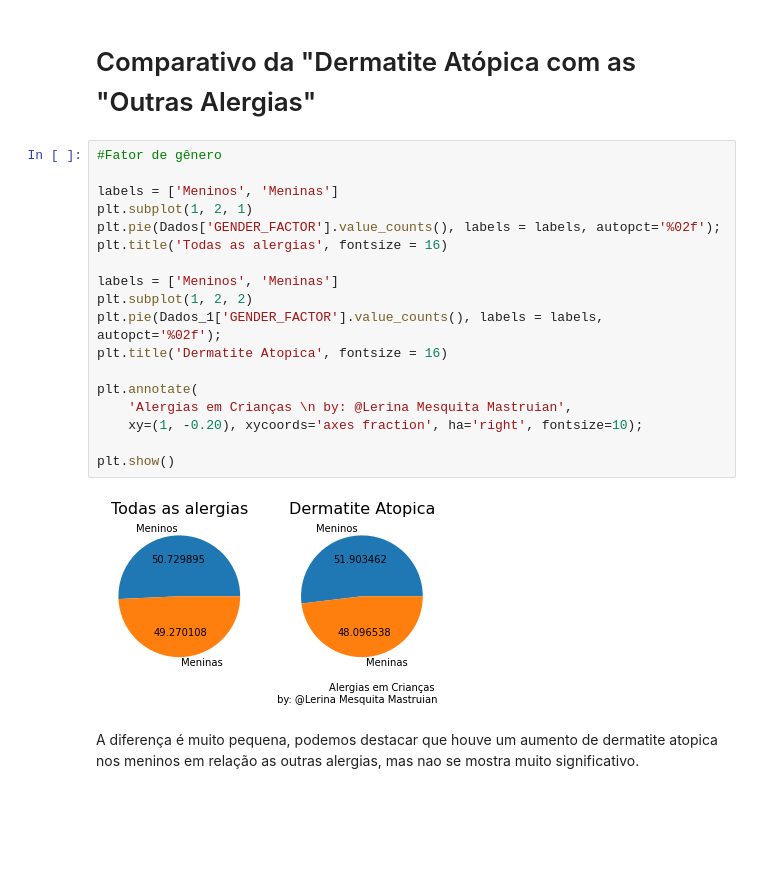
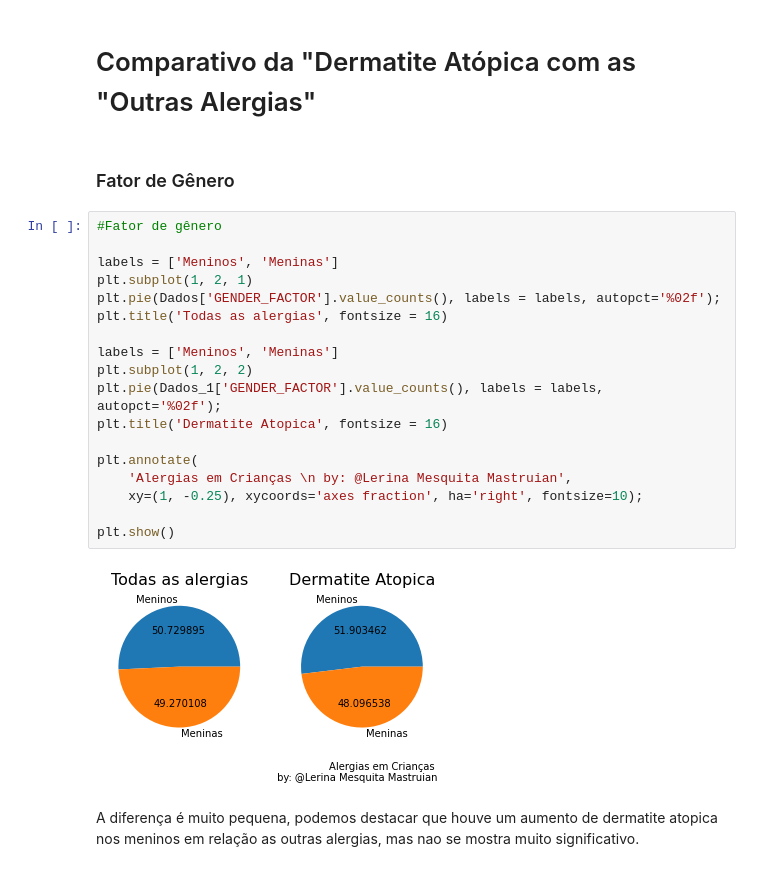
Before and after one commit to LerinaMM/childhood_allergies, a Jupyter notebook: Childhood_Allergies.ipynb, the cells around one changed output. Saved outputs shown, nothing was run; the diff lists cells and outputs as text; blank space fills up the shorter version.

```diff
--- a/Childhood_Allergies.ipynb
+++ b/Childhood_Allergies.ipynb
@@ -318,25 +432,27 @@ plt.show()
 Podemos perceber que mais de 90% dos casos de dermatite atopica, acomete as crianças nos primeiros anos de vida, compreendido entre zero a dois anos. A partir dessa idade o processo alergico começa a diminuir
 # %% [markdown]
 # Comparativo da "Dermatite Atópica com as "Outras Alergias"
+# %% [markdown]
+### Fator de Gênero
 # %%
 #Fator de gênero
 
 labels = ['Meninos', 'Meninas']
 plt.subplot(1, 2, 1)
 plt.pie(Dados['GENDER_FACTOR'].value_counts(), labels = labels, autopct='%02f');
 plt.title('Todas as alergias', fontsize = 16)
 
 labels = ['Meninos', 'Meninas']
 plt.subplot(1, 2, 2)
 plt.pie(Dados_1['GENDER_FACTOR'].value_counts(), labels = labels, autopct='%02f');
 plt.title('Dermatite Atopica', fontsize = 16)
 
 plt.annotate(
     'Alergias em Crianças \n by: @Lerina Mesquita Mastruian',
-    xy=(1, -0.20), xycoords='axes fraction', ha='right', fontsize=10);
+    xy=(1, -0.25), xycoords='axes fraction', ha='right', fontsize=10);
 
 plt.show()
 # %% [output]
-[figure, old version]
+[figure, new version]
 # %% [markdown]
 A diferença é muito pequena, podemos destacar que houve um aumento de dermatite atopica nos meninos em relação as outras alergias, mas nao se mostra muito significativo.
```
Also changed, not shown: parts of 20 cells of this notebook.
